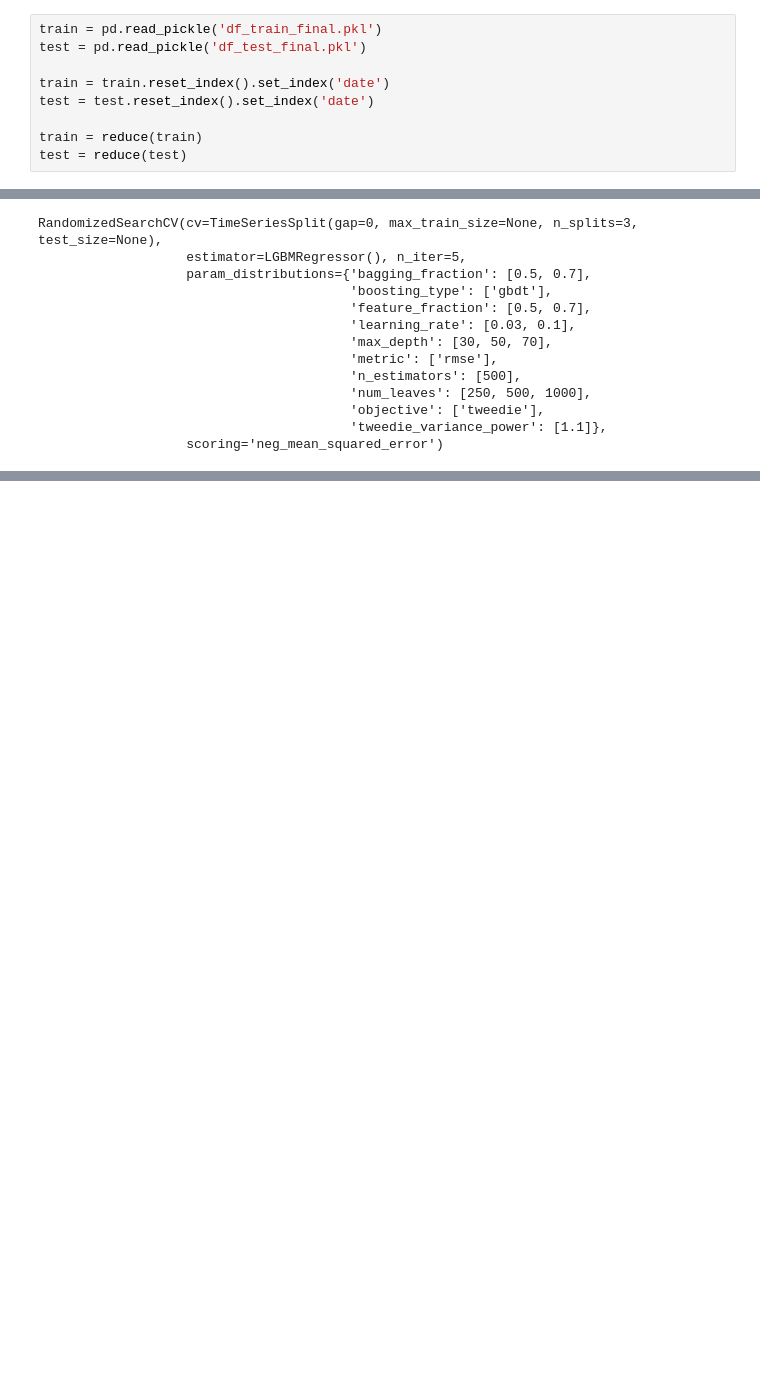
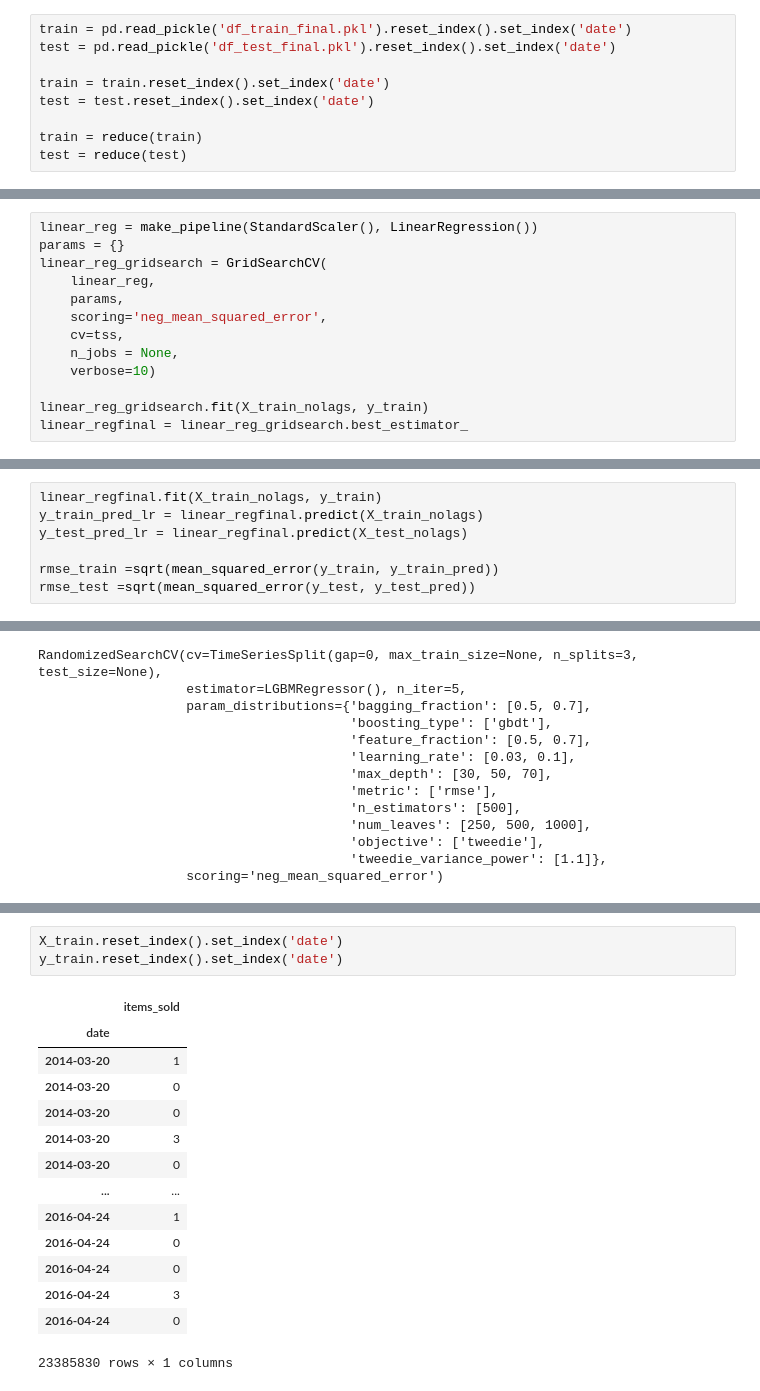
Before and after one commit to cezgru/M5-Forecasting-Accuracy, a Jupyter notebook: 3.Models.ipynb, the cells around one changed output, grey strips where cells are left out. Cells and saved outputs as stored; diff of their text form; blank space fills up the shorter version.

```diff
--- a/3.Models.ipynb
+++ b/3.Models.ipynb
@@ -138,6 +144,6 @@ from sklearn.model_selection import KFold
 # %%
-train = pd.read_pickle('df_train_final.pkl')
-test = pd.read_pickle('df_test_final.pkl')
+train = pd.read_pickle('df_train_final.pkl').reset_index().set_index('date')
+test = pd.read_pickle('df_test_final.pkl').reset_index().set_index('date')
 
 train = train.reset_index().set_index('date')
 test = test.reset_index().set_index('date')
@@ -268,0 +214,13 @@ RandomForestRegressor(max_depth=20, max_features=0.33, min_samples_leaf=7,
+# %%
+linear_reg = make_pipeline(StandardScaler(), LinearRegression())
+params = {}
+linear_reg_gridsearch = GridSearchCV(
+    linear_reg,
+    params,
+    scoring='neg_mean_squared_error',
+    cv=tss,
+    n_jobs = None,
+    verbose=10)
+
+linear_reg_gridsearch.fit(X_train_nolags, y_train)
+linear_regfinal = linear_reg_gridsearch.best_estimator_
@@ -268,0 +235,7 @@ RandomForestRegressor(max_depth=20, max_features=0.33, min_samples_leaf=7,
+# %%
+linear_regfinal.fit(X_train_nolags, y_train)
+y_train_pred_lr = linear_regfinal.predict(X_train_nolags)
+y_test_pred_lr = linear_regfinal.predict(X_test_nolags)
+
+rmse_train =sqrt(mean_squared_error(y_train, y_train_pred))
+rmse_test =sqrt(mean_squared_error(y_test, y_test_pred))
@@ -348,0 +377,18 @@ NameError: name 'store_list' is not defined
+# %%
+X_train.reset_index().set_index('date')
+y_train.reset_index().set_index('date')
+# %% [output]
+|  | items_sold |
+| date |  |
+| 2014-03-20 | 1 |
+| 2014-03-20 | 0 |
+| 2014-03-20 | 0 |
+| 2014-03-20 | 3 |
+| 2014-03-20 | 0 |
+| ... | ... |
+| 2016-04-24 | 1 |
+| 2016-04-24 | 0 |
+| 2016-04-24 | 0 |
+| 2016-04-24 | 3 |
+| 2016-04-24 | 0 |
+23385830 rows × 1 columns
```
Also changed, not shown: parts of 23 cells of this notebook.
